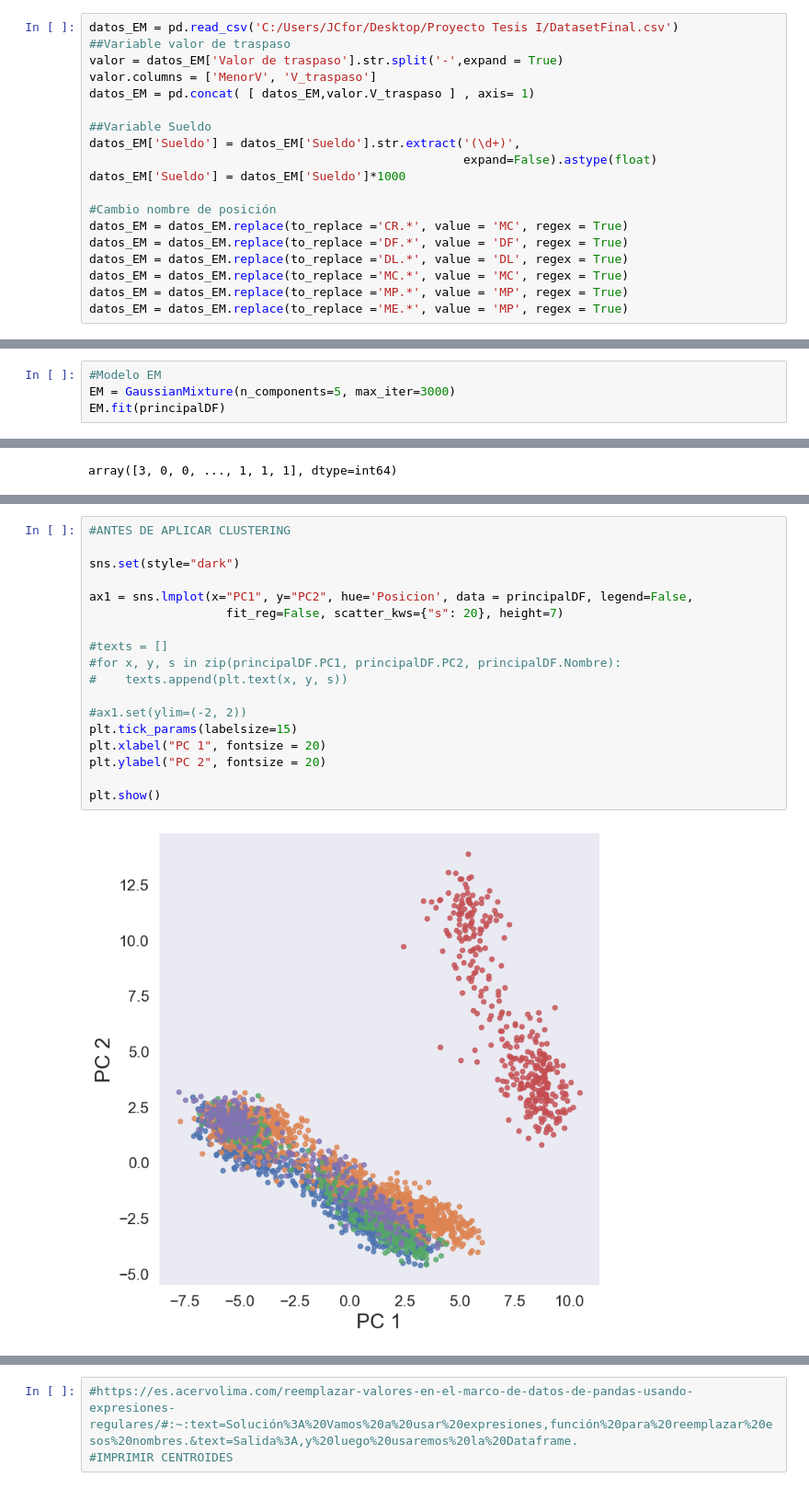
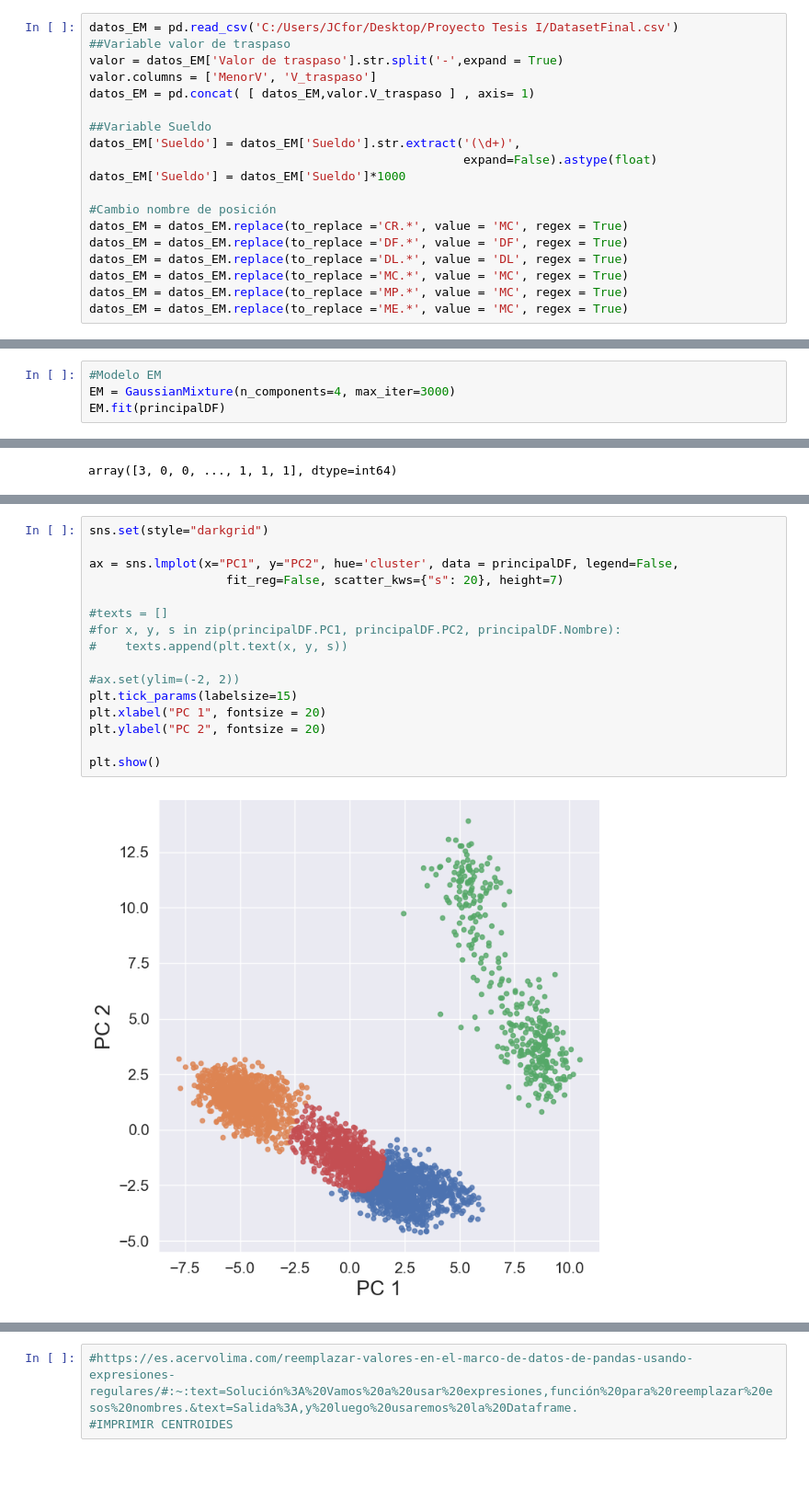
Before and after one commit to piero0090/Tesis-Sem-I, a Jupyter notebook: EM/Prueba1.ipynb, the cells around one changed output, grey strips where cells are left out. Shown at 92% size. Cells and saved outputs as stored; diff of their text form.

```diff
--- a/EM/Prueba1.ipynb
+++ b/EM/Prueba1.ipynb
@@ -30,8 +30,8 @@ datos_EM = datos_EM.replace(to_replace ='CR.*', value = 'MC', regex = True)
 datos_EM = datos_EM.replace(to_replace ='DF.*', value = 'DF', regex = True)
 datos_EM = datos_EM.replace(to_replace ='DL.*', value = 'DL', regex = True)
 datos_EM = datos_EM.replace(to_replace ='MC.*', value = 'MC', regex = True)
-datos_EM = datos_EM.replace(to_replace ='MP.*', value = 'MP', regex = True)
-datos_EM = datos_EM.replace(to_replace ='ME.*', value = 'MP', regex = True)
+datos_EM = datos_EM.replace(to_replace ='MP.*', value = 'MC', regex = True)
+datos_EM = datos_EM.replace(to_replace ='ME.*', value = 'MC', regex = True)
 # %%
 datos_EM['Posición'].value_counts()
 # %% [output]
@@ -99,6 +98,6 @@ principalDF.head()
 | 4 | 3.991592 | -3.415338 |
 # %%
 #Modelo EM
-EM = GaussianMixture(n_components=5, max_iter=3000)
+EM = GaussianMixture(n_components=4, max_iter=3000)
 EM.fit(principalDF)
 # %% [output]
@@ -123,20 +138,18 @@ principalDF['Posicion'] = pos
 # %%
-#ANTES DE APLICAR CLUSTERING
+sns.set(style="darkgrid")
 
-sns.set(style="dark")
-
-ax1 = sns.lmplot(x="PC1", y="PC2", hue='Posicion', data = principalDF, legend=False,
+ax = sns.lmplot(x="PC1", y="PC2", hue='cluster', data = principalDF, legend=False,
                    fit_reg=False, scatter_kws={"s": 20}, height=7)
 
 #texts = []
 #for x, y, s in zip(principalDF.PC1, principalDF.PC2, principalDF.Nombre):
 #    texts.append(plt.text(x, y, s))
 
-#ax1.set(ylim=(-2, 2))
+#ax.set(ylim=(-2, 2))
 plt.tick_params(labelsize=15)
 plt.xlabel("PC 1", fontsize = 20)
 plt.ylabel("PC 2", fontsize = 20)
 
 plt.show()
 # %% [output]
-[figure, old version]
+[figure, new version]
```
Also changed, not shown: parts of 7 cells of this notebook, 2 other files.
